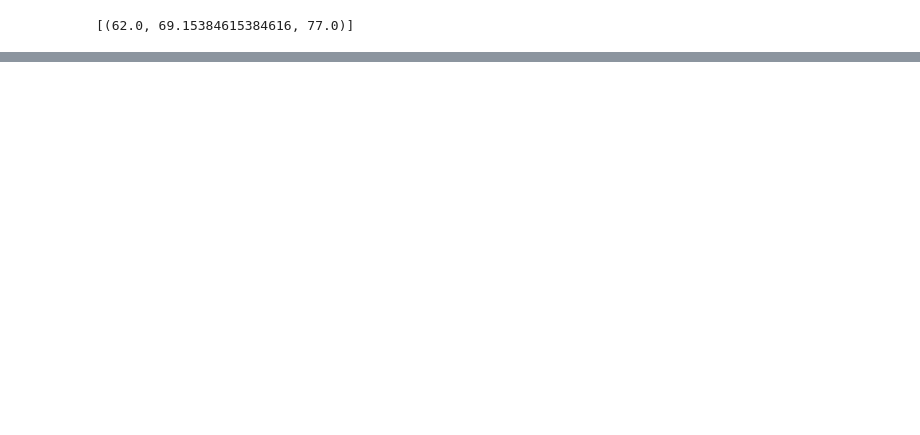
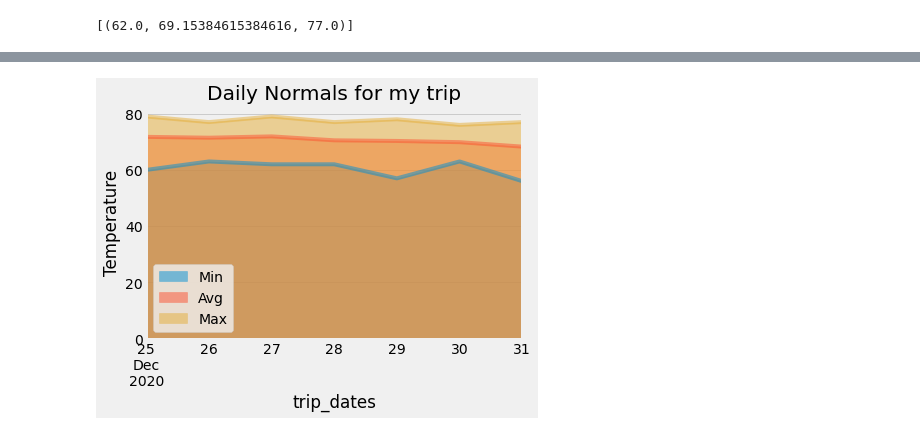
Before and after one commit to kyraha/UMN_HW10_sqlalchemy-challenge, a Jupyter notebook: climate_starter.ipynb, the cells around one changed output, grey strips where cells are left out. Drawn from its saved outputs; the diff is of its cells as text; code cells hidden in the pictures; blank space fills up the shorter version.

```diff
--- a/climate_starter.ipynb
+++ b/climate_starter.ipynb
@@ -296,11 +352,14 @@ daily_normals("01-01")
 # %%
 # calculate the daily normals for your trip
 # push each tuple of calculations into a list called `normals`
-
+normals = []
 # Set the start and end date of the trip
-
+start_dt = dt.date(2020, 12, 25)
+end_dt = dt.date(2021, 1, 1)
 # Use the start and end date to create a range of dates
-
+days = np.arange(start_dt, end_dt)
 # Stip off the year and save a list of %m-%d strings
-
+stripped_days = [d.item().strftime("%m-%d") for d in days]
 # Loop through the list of %m-%d strings and calculate the normals for each date
+daily_normal = [daily_normals(x)[0] for x in stripped_days]
+daily_normal
@@ -307,2 +374,6 @@ daily_normals("01-01")
 # %%
 # Load the previous query results into a Pandas DataFrame and add the `trip_dates` range as the `date` index
+trip_temps = pd.DataFrame(daily_normal, columns=['Min', 'Avg', 'Max'])
+trip_temps['trip_dates'] = days
+trip_temps.set_index('trip_dates', inplace=True)
+trip_temps
@@ -309,2 +390,8 @@ daily_normals("01-01")
 # %%
 # Plot the daily normals as an area plot with `stacked=False`
+trip_temps.plot(kind='area', stacked=False)
+plt.title("Daily Normals for my trip")
+plt.ylabel("Temperature")
+plt.show()
+# %% [output]
+[figure, added]
```
Also changed, not shown: parts of 5 cells of this notebook.
